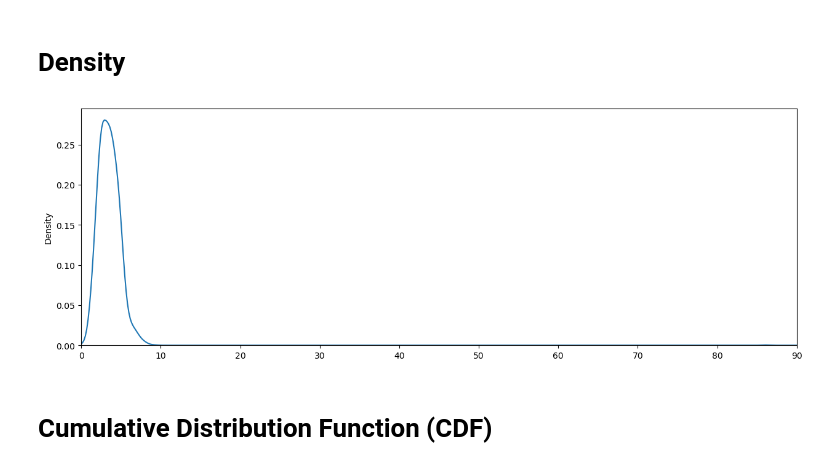
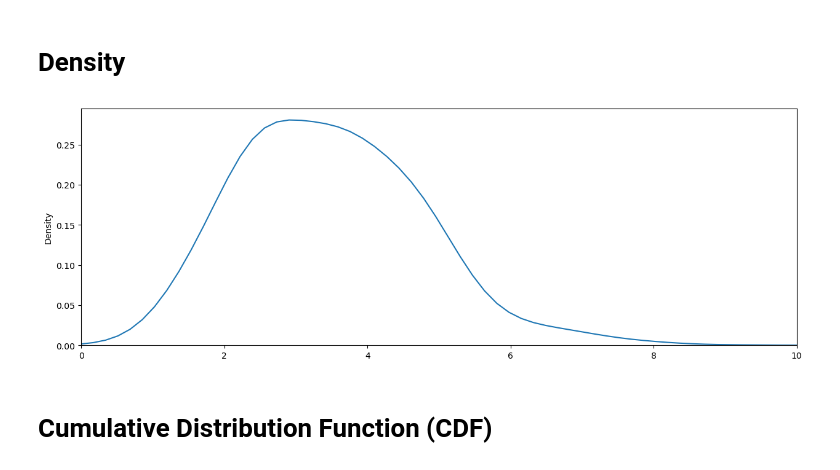
Before and after one commit to balouf/cell, a Jupyter notebook: CELL22-C11-Mobile-Data-Analytics.ipynb, the cells around one changed output. Saved outputs shown, nothing was run; the diff lists cells and outputs as text; code cells hidden in the pictures.

```diff
--- a/CELL22-C11-Mobile-Data-Analytics.ipynb
+++ b/CELL22-C11-Mobile-Data-Analytics.ipynb
@@ -941,11 +951,11 @@ ValueError: Layout of 1x3 must be larger than required size 8
 # Density
 # %%
 big_mac_df['dollar_price'].plot(kind='density', figsize=(15, 5))
-plt.xlim([0, 90])
+plt.xlim([0, 10])
 plt.ylim([0, None])
 plt.show()
 # %% [output]
-[figure, old version]
+[figure, new version]
 # %% [markdown]
 # Cumulative Distribution Function (CDF)
 # %%
```
Also changed, not shown: parts of 58 cells of this notebook, 2 other files.
